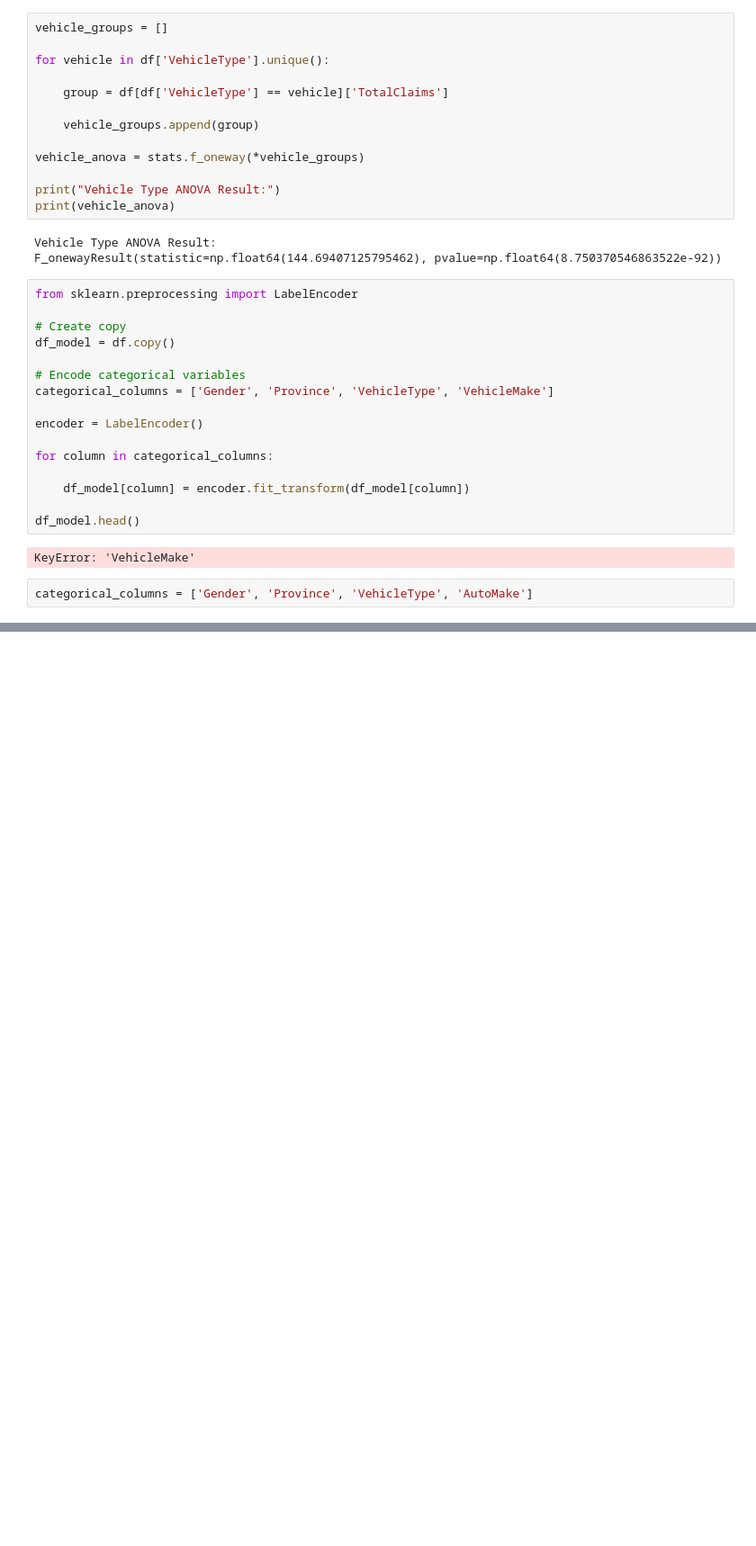
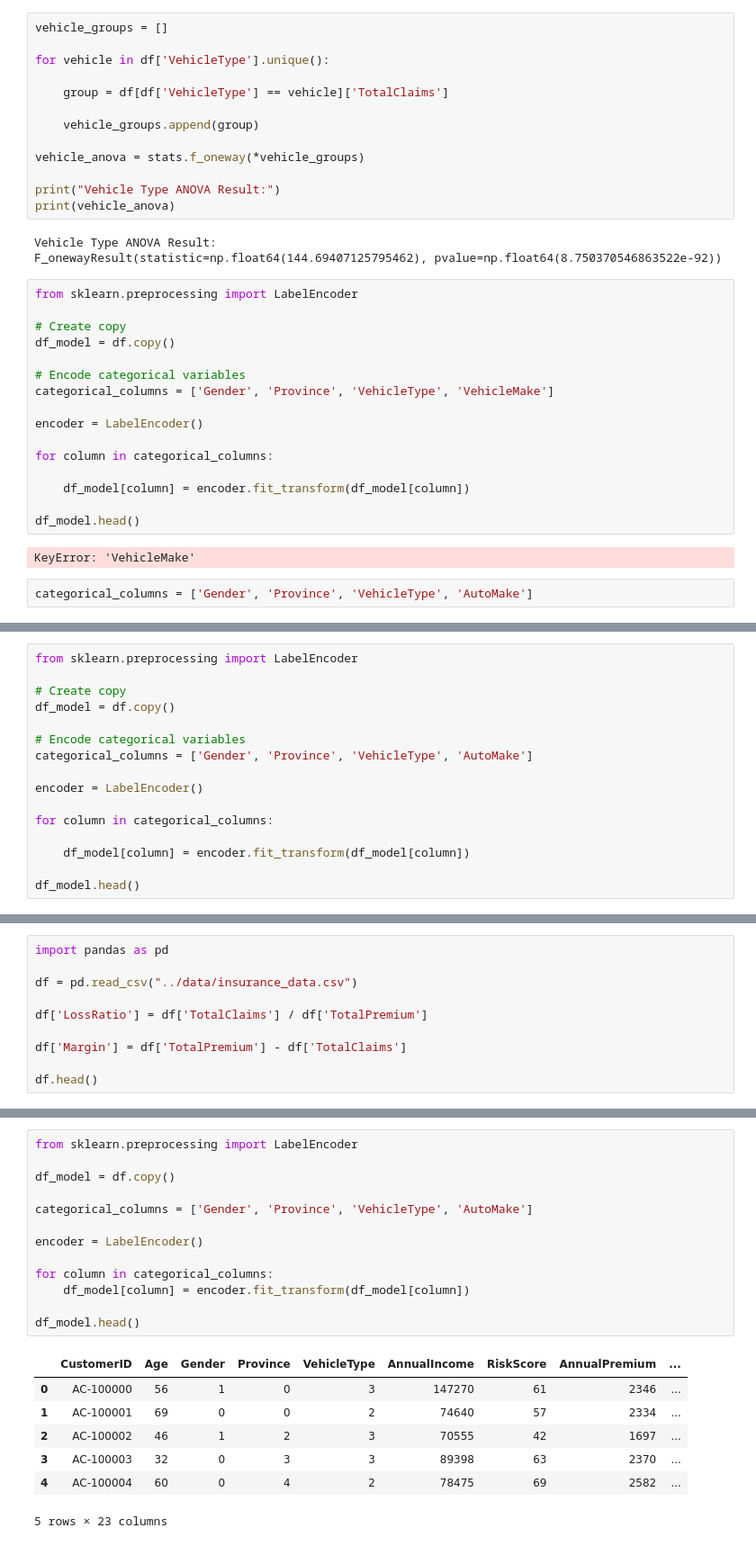
Before and after one commit to Viv-la/insurance-risk-analytics, a Jupyter notebook: notebooks/01_eda.ipynb, the cells around one changed output, grey strips where cells are left out. Shown at 90% size. Saved outputs shown, nothing was run; the diff lists cells and outputs as text; blank space fills up the shorter version.

```diff
--- a/notebooks/01_eda.ipynb
+++ b/notebooks/01_eda.ipynb
@@ -666,0 +665,16 @@ df_model.head()
+# %%
+from sklearn.preprocessing import LabelEncoder
+
+# Create copy
+df_model = df.copy()
+
+# Encode categorical variables
+categorical_columns = ['Gender', 'Province', 'VehicleType', 'AutoMake']
+
+encoder = LabelEncoder()
+
+for column in categorical_columns:
+
+    df_model[column] = encoder.fit_transform(df_model[column])
+
+df_model.head()
@@ -666,0 +683,10 @@ df_model.head()
+# %%
+import pandas as pd
+
+df = pd.read_csv("../data/insurance_data.csv")
+
+df['LossRatio'] = df['TotalClaims'] / df['TotalPremium']
+
+df['Margin'] = df['TotalPremium'] - df['TotalClaims']
+
+df.head()
@@ -666,0 +701,21 @@ df_model.head()
+# %%
+from sklearn.preprocessing import LabelEncoder
+
+df_model = df.copy()
+
+categorical_columns = ['Gender', 'Province', 'VehicleType', 'AutoMake']
+
+encoder = LabelEncoder()
+
+for column in categorical_columns:
+    df_model[column] = encoder.fit_transform(df_model[column])
+
+df_model.head()
+# %% [output]
+|  | CustomerID | Age | Gender | Province | VehicleType | AnnualIncome | RiskScore | AnnualPremium | ... |
+| 0 | AC-100000 | 56 | 1 | 0 | 3 | 147270 | 61 | 2346 | ... |
+| 1 | AC-100001 | 69 | 0 | 0 | 2 | 74640 | 57 | 2334 | ... |
+| 2 | AC-100002 | 46 | 1 | 2 | 3 | 70555 | 42 | 1697 | ... |
+| 3 | AC-100003 | 32 | 0 | 3 | 3 | 89398 | 63 | 2370 | ... |
+| 4 | AC-100004 | 60 | 0 | 4 | 2 | 78475 | 69 | 2582 | ... |
+5 rows × 23 columns
```
Also changed, not shown: parts of 12 cells of this notebook, 3 other files.
